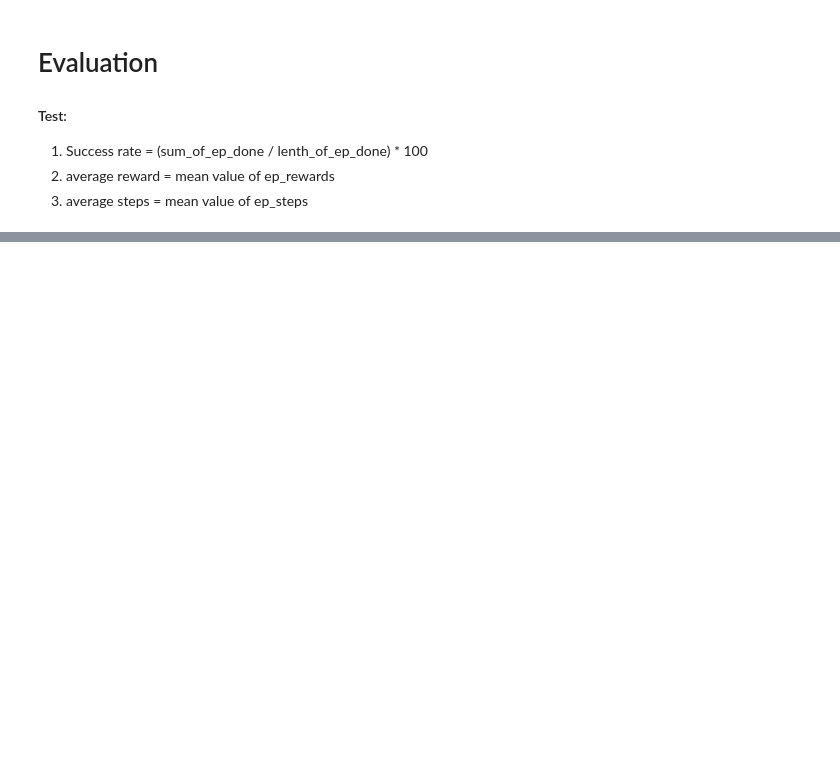
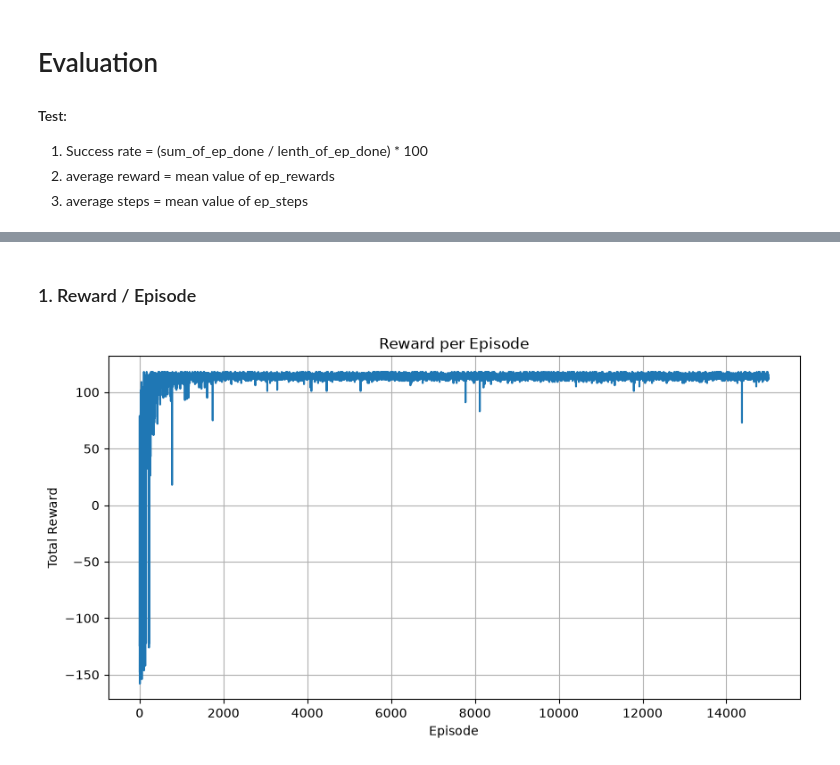
Before and after one commit to sajib1619/Tabular-Q-Learning, a Jupyter notebook: Q-Learning_Single_Agent.ipynb, the cells around one changed output, grey strips where cells are left out. Cells and saved outputs as stored; diff of their text form; code cells hidden in the pictures; blank space fills up the shorter version.

Commit message:
added states_visualization

```diff
--- a/Q-Learning_Single_Agent.ipynb
+++ b/Q-Learning_Single_Agent.ipynb
@@ -535,0 +545,24 @@ Average Steps : 6.73
+# %%
+#Graph showing function
+def visualize(g_plot, g_title, label_x, label_y):
+    plt.figure(figsize=(10,5))
+
+    plt.plot(g_plot)
+    plt.title(g_title)
+    plt.xlabel(label_x)
+    plt.ylabel(label_y)
+
+    plt.grid(True)
+    plt.show()
+# %% [markdown]
+### 1. Reward / Episode
+# %%
+#Reward/Episode graph
+visualize(
+    states.ep_rewards,
+    "Reward per Episode",
+    "Episode",
+    "Total Reward"
+)
+# %% [output]
+[figure, added]
```
Also changed, not shown: parts of 10 cells of this notebook.
